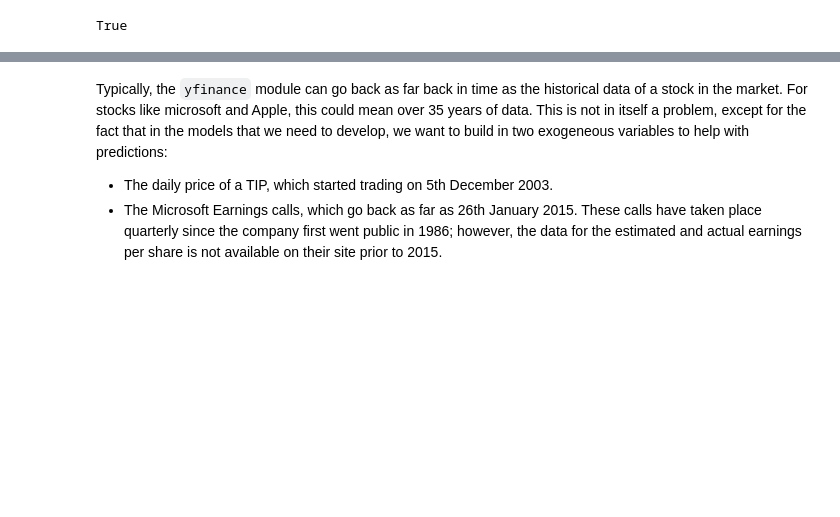
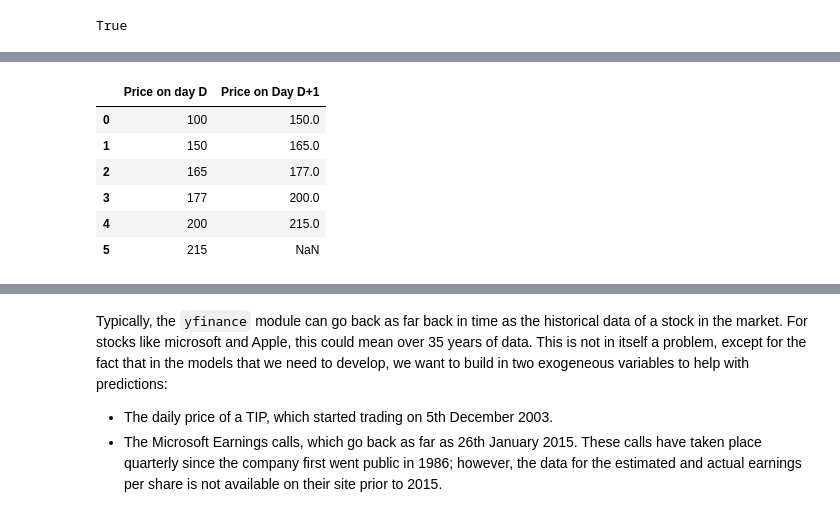
Before and after one commit to laura1machado1delostoyos/MSFTPricePrediction, a Jupyter notebook: Draft_XGBoost_Time_Series_Price_Analysis.ipynb, the cells around one changed output, grey strips where cells are left out. Cells and saved outputs as stored; diff of their text form; code cells hidden in the pictures; blank space fills up the shorter version.

Commit message:
Data Loading

```diff
--- a/Draft_XGBoost_Time_Series_Price_Analysis.ipynb
+++ b/Draft_XGBoost_Time_Series_Price_Analysis.ipynb
@@ -254,3 +259,0 @@ final
-# %%
-data.set_index('date', inplace = True)
-data
@@ -264,3 +294,14 @@ data[filterdate:]
+# %%
+data['Price on Day D+1'] = data["Price on day D"].shift(-1)
+data
+# %% [output]
+|  | Price on day D | Price on Day D+1 |
+| 0 | 100 | 150.0 |
+| 1 | 150 | 165.0 |
+| 2 | 165 | 177.0 |
+| 3 | 177 | 200.0 |
+| 4 | 200 | 215.0 |
+| 5 | 215 | NaN |
 # %%
 end_date = date.today()
 print(end_date)
```
Also changed, not shown: parts of 13 cells of this notebook.
